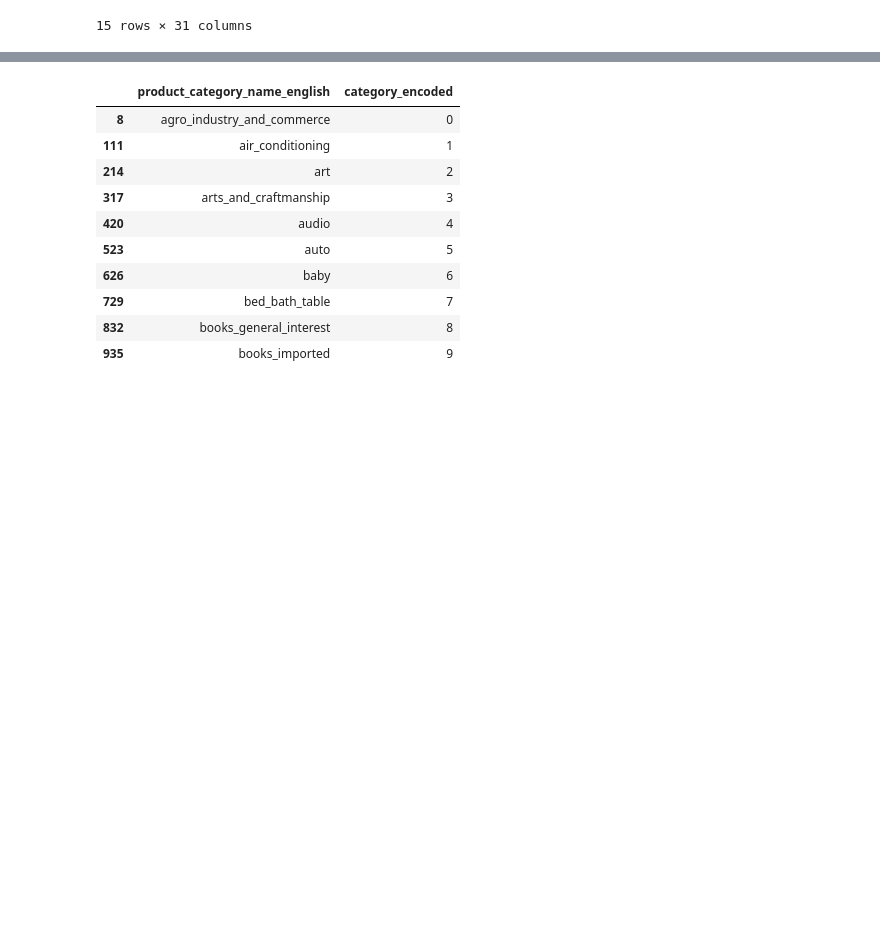
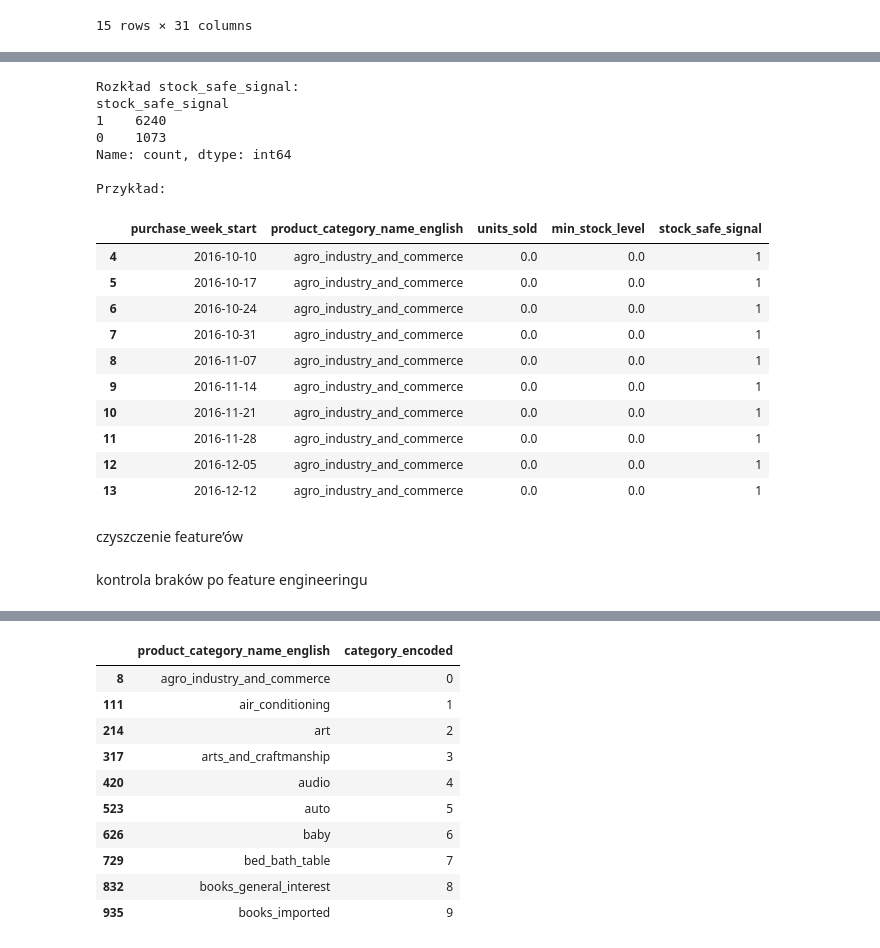
Before and after one commit to infoshareacademy/jdszr23-grupa-3, a Jupyter notebook: projekt_grupowy/ariel.ipynb, the cells around one changed output, grey strips where cells are left out. Cells and saved outputs as stored; diff of their text form; code cells hidden in the pictures; blank space fills up the shorter version.

```diff
--- a/projekt_grupowy/ariel.ipynb
+++ b/projekt_grupowy/ariel.ipynb
@@ -1204,3 +1446,45 @@ weekly_full.head(15)
+# %%
+# Minimalny poziom magazynowy = max z ostatnich 4 tygodni + 20% bufor
+weekly_full['min_stock_level'] = (
+    weekly_full
+    .groupby('product_category_name_english')['units_sold']
+    .transform(lambda x: x.shift(1).rolling(4).max() * 1.2)
+)
+
+# Sygnał: 1 = sprzedaż w normie, 0 = sprzedaż przekracza poziom magazynowy
+weekly_full['stock_safe_signal'] = (
+    (weekly_full['units_sold'] <= weekly_full['min_stock_level'])
+    .astype(int)
+)
+
+print("Rozkład stock_safe_signal:")
+print(weekly_full['stock_safe_signal'].value_counts())
+print("\nPrzykład:")
+weekly_full[['purchase_week_start', 'product_category_name_english',
+             'units_sold', 'min_stock_level', 'stock_safe_signal']].dropna().head(10)
+# %% [output]
+Rozkład stock_safe_signal:
+stock_safe_signal
+1    6240
+0    1073
+Name: count, dtype: int64
+
+Przykład:
+|  | purchase_week_start | product_category_name_english | units_sold | min_stock_level | stock_safe_signal |
+| 4 | 2016-10-10 | agro_industry_and_commerce | 0.0 | 0.0 | 1 |
+| 5 | 2016-10-17 | agro_industry_and_commerce | 0.0 | 0.0 | 1 |
+| 6 | 2016-10-24 | agro_industry_and_commerce | 0.0 | 0.0 | 1 |
+| 7 | 2016-10-31 | agro_industry_and_commerce | 0.0 | 0.0 | 1 |
+| 8 | 2016-11-07 | agro_industry_and_commerce | 0.0 | 0.0 | 1 |
+| 9 | 2016-11-14 | agro_industry_and_commerce | 0.0 | 0.0 | 1 |
+| 10 | 2016-11-21 | agro_industry_and_commerce | 0.0 | 0.0 | 1 |
+| 11 | 2016-11-28 | agro_industry_and_commerce | 0.0 | 0.0 | 1 |
+| 12 | 2016-12-05 | agro_industry_and_commerce | 0.0 | 0.0 | 1 |
+| 13 | 2016-12-12 | agro_industry_and_commerce | 0.0 | 0.0 | 1 |
+# %% [markdown]
+czyszczenie feature’ów
+# %% [markdown]
+ kontrola braków po feature engineeringu
 # %%
 weekly_full.isnull().sum().sort_values(ascending=False).head(20)
 # %% [output]
```
Also changed, not shown: parts of 143 cells of this notebook, 5 other files.
